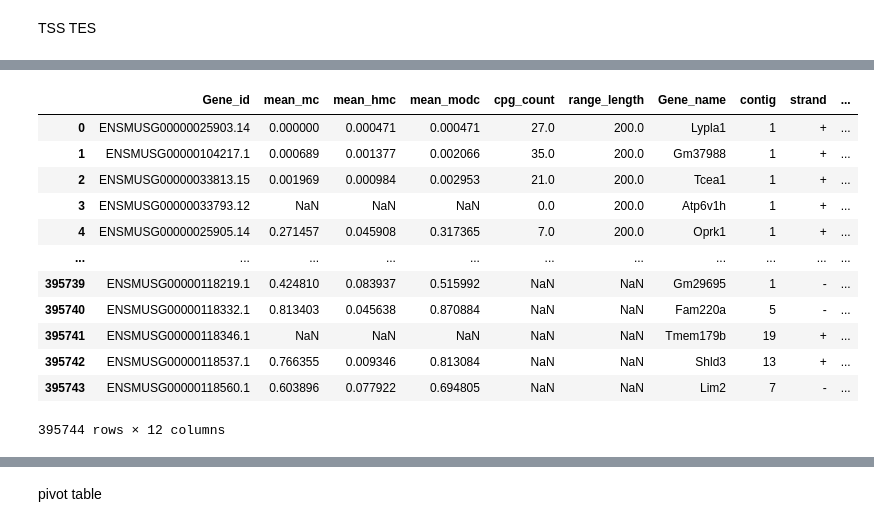
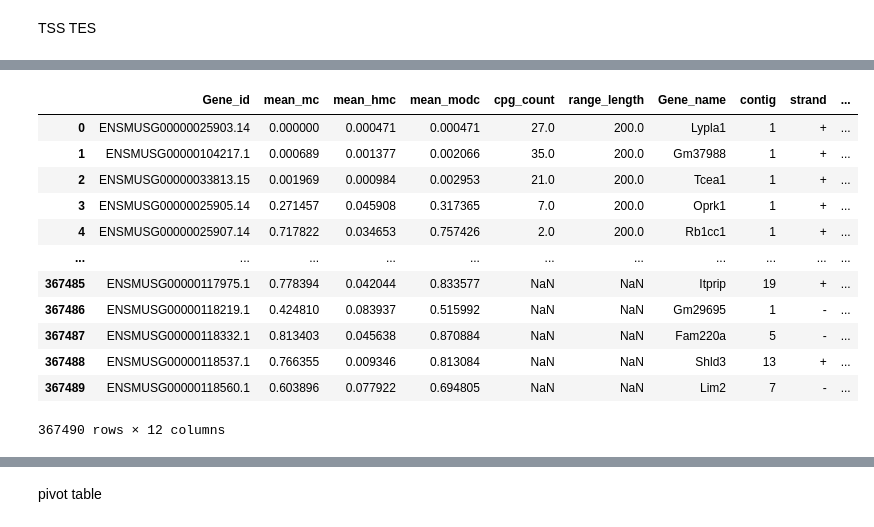
Before and after one commit to nicolawongch/gene_expression_prediction, a Jupyter notebook: methylation_analysis/extract_features.ipynb, the cells around one changed output, grey strips where cells are left out. Drawn from its saved outputs; the diff is of its cells as text; code cells hidden in the pictures.

```diff
--- a/methylation_analysis/extract_features.ipynb
+++ b/methylation_analysis/extract_features.ipynb
@@ -779,3 +932,7 @@ stitched_sense_regions.head()
+# %%
+#drop regions with no coverage:
+stitched_sense_regions = stitched_sense_regions[stitched_sense_regions['total_c']>0]
+stitched_antisense_regions = stitched_antisense_regions[stitched_antisense_regions['total_c']>0]
 # %%
 stitched_sense_regions[stitched_sense_regions['Gene_id']=="ENSMUSG00000000001.4"]
 # %% [output]
@@ -895,4 +1061,4 @@ def summarise_methylation_across_other_regions(plus_strand_cpgs, minus_strand_cp
     return sense_methylation, antisense_methylation
 # %%
-sense_ds, antisense_ds = summarise_methylation_across_other_regions(plus_strand, minus_strand, regions_dict_plus, "+")
-sense_ds, antisense_ds = summarise_methylation_across_other_regions(plus_strand, minus_strand, regions_dict_minus, "-", sense_ds, antisense_ds)
+sense_ds, antisense_ds = summarise_methylation_across_other_regions(plus_strand_cov, minus_strand_cov, regions_dict_plus, "+")
+sense_ds, antisense_ds = summarise_methylation_across_other_regions(plus_strand_cov, minus_strand_cov, regions_dict_minus, "-", sense_ds, antisense_ds)
@@ -930,0 +1168,21 @@ antisense_ds = antisense_ds.assign(
+# %%
+# Count instances where num_total_c_sum equals 0
+count_zeros = (antisense_ds['num_total_c_sum'] == 0).sum().compute()
+print(f"Count of instances where num_total_c_sum == 0: {count_zeros}")
+
+# Total number of instances
+total_count = antisense_ds['num_total_c_sum'].count().compute()
+print(f"Total number of instances: {total_count}")
+
+# Calculate the proportion of instances where num_total_c_sum equals 0
+proportion_zeros = count_zeros / total_count
+print(f"Proportion of instances where num_total_c_sum (antisense_ds) == 0: {proportion_zeros}")
+
+# Create a mask where num_total_c_sum is greater than 0
+mask = antisense_ds['num_total_c_sum'] > 0
+
+# Apply the mask to filter out rows where num_total_c_sum is 0 and drop them
+filtered_antisense_ds = antisense_ds.where(mask, drop=True)
+
+count_zeros = (filtered_antisense_ds['num_total_c_sum'] == 0).sum().compute()
+print(f"Count of instances where num_total_c_sum == 0 after dropping: {count_zeros}")
@@ -966,8 +1235,8 @@ stitched_regions
 # %% [markdown]
 TSS TES
 # %%
-df_sense = sense_ds.to_dataframe().reset_index(level="sample_id", drop=True)
-df_antisense = antisense_ds.to_dataframe().reset_index(level="sample_id", drop=True)
+df_sense = filtered_sense_ds.to_dataframe().reset_index(level="sample_id", drop=True)
+df_antisense = filtered_antisense_ds.to_dataframe().reset_index(level="sample_id", drop=True)
 
 df_sense["Sense"] = "sense"
 df_antisense["Sense"] = "antisense"
@@ -993,22 +1262,24 @@ df
 # %%
 df["cpg_count"] = df["num_total_c_cpg_count"]
-df=df[stitched_regions.columns].reset_index(drop=True)
+use_cols = [c for c in stitched_regions.columns if c != "total_c"]
+df=df[use_cols].reset_index(drop=True)
 df = pd.concat([df, stitched_regions]).reset_index(drop=True)
+df.drop('total_c', axis=1, inplace=True)
 df
 # %% [output]
 |  | Gene_id | mean_mc | mean_hmc | mean_modc | cpg_count | range_length | Gene_name | contig | strand | ... |
 | 0 | ENSMUSG00000025903.14 | 0.000000 | 0.000471 | 0.000471 | 27.0 | 200.0 | Lypla1 | 1 | + | ... |
 | 1 | ENSMUSG00000104217.1 | 0.000689 | 0.001377 | 0.002066 | 35.0 | 200.0 | Gm37988 | 1 | + | ... |
 | 2 | ENSMUSG00000033813.15 | 0.001969 | 0.000984 | 0.002953 | 21.0 | 200.0 | Tcea1 | 1 | + | ... |
-| 3 | ENSMUSG00000033793.12 | NaN | NaN | NaN | 0.0 | 200.0 | Atp6v1h | 1 | + | ... |
-| 4 | ENSMUSG00000025905.14 | 0.271457 | 0.045908 | 0.317365 | 7.0 | 200.0 | Oprk1 | 1 | + | ... |
+| 3 | ENSMUSG00000025905.14 | 0.271457 | 0.045908 | 0.317365 | 7.0 | 200.0 | Oprk1 | 1 | + | ... |
+| 4 | ENSMUSG00000025907.14 | 0.717822 | 0.034653 | 0.757426 | 2.0 | 200.0 | Rb1cc1 | 1 | + | ... |
 | ... | ... | ... | ... | ... | ... | ... | ... | ... | ... | ... |
-| 395739 | ENSMUSG00000118219.1 | 0.424810 | 0.083937 | 0.515992 | NaN | NaN | Gm29695 | 1 | - | ... |
-| 395740 | ENSMUSG00000118332.1 | 0.813403 | 0.045638 | 0.870884 | NaN | NaN | Fam220a | 5 | - | ... |
-| 395741 | ENSMUSG00000118346.1 | NaN | NaN | NaN | NaN | NaN | Tmem179b | 19 | + | ... |
-| 395742 | ENSMUSG00000118537.1 | 0.766355 | 0.009346 | 0.813084 | NaN | NaN | Shld3 | 13 | + | ... |
-| 395743 | ENSMUSG00000118560.1 | 0.603896 | 0.077922 | 0.694805 | NaN | NaN | Lim2 | 7 | - | ... |
+| 367485 | ENSMUSG00000117975.1 | 0.778394 | 0.042044 | 0.833577 | NaN | NaN | Itprip | 19 | + | ... |
+| 367486 | ENSMUSG00000118219.1 | 0.424810 | 0.083937 | 0.515992 | NaN | NaN | Gm29695 | 1 | - | ... |
+| 367487 | ENSMUSG00000118332.1 | 0.813403 | 0.045638 | 0.870884 | NaN | NaN | Fam220a | 5 | - | ... |
+| 367488 | ENSMUSG00000118537.1 | 0.766355 | 0.009346 | 0.813084 | NaN | NaN | Shld3 | 13 | + | ... |
+| 367489 | ENSMUSG00000118560.1 | 0.603896 | 0.077922 | 0.694805 | NaN | NaN | Lim2 | 7 | - | ... |
-395744 rows × 12 columns
+367490 rows × 12 columns
 # %%
 df[df["Gene_id"]=="ENSMUSG00000000001.4"][["strand", "Region", "Sense", "range_length", "cpg_count"]].sort_values(by="Region", ascending=False)
 # %% [output]
```
Also changed, not shown: parts of 51 cells of this notebook, 1 other file.
